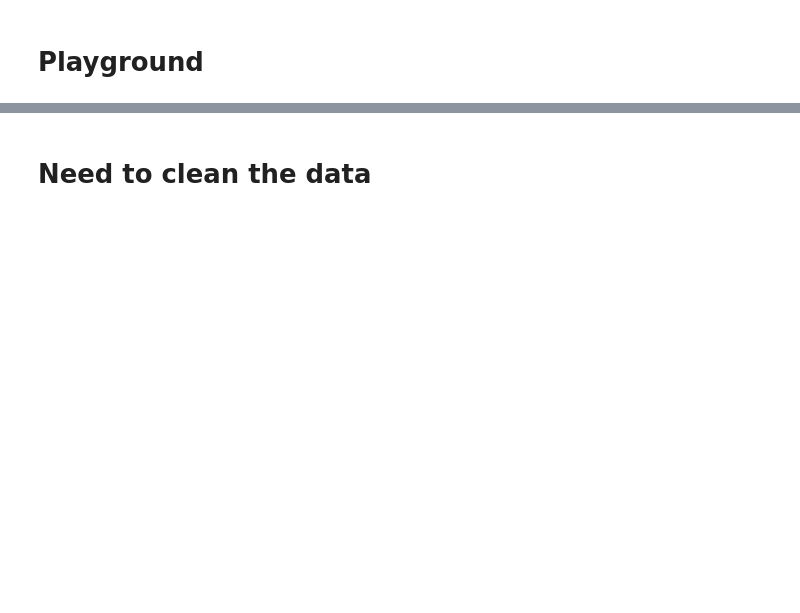
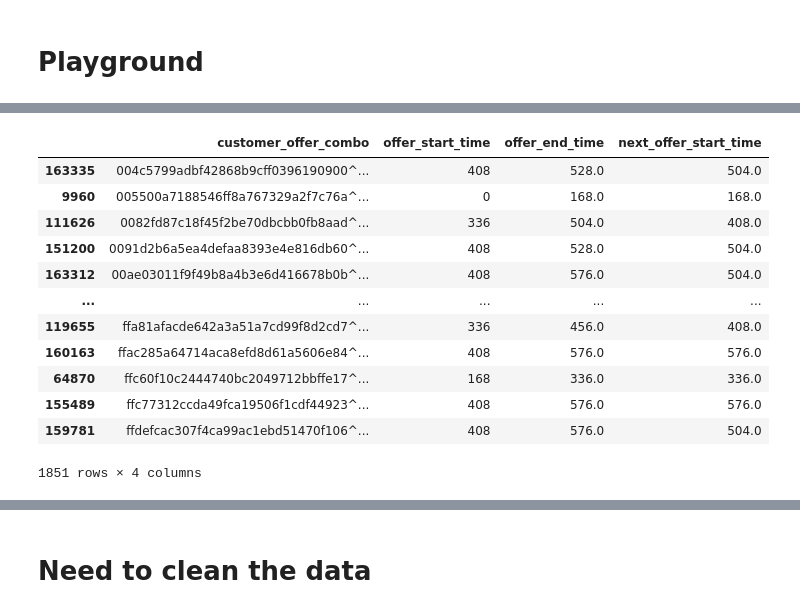
Before and after one commit to Mendy5/Udacity_Project_Capstone, a Jupyter notebook: Starbucks_Capstone_Notebook_v2.ipynb, the cells around one changed output, grey strips where cells are left out. Saved outputs shown, nothing was run; the diff lists cells and outputs as text; code cells hidden in the pictures; blank space fills up the shorter version.

```diff
--- a/Starbucks_Capstone_Notebook_v2.ipynb
+++ b/Starbucks_Capstone_Notebook_v2.ipynb
@@ -984,0 +948,18 @@ transcript_bogo_df[(transcript_bogo_df["customer_id"] == "77cd4ac72569483c915e8b
+# %%
+#compare the next_offer_start_time and _offer_end_time. If true get the customer_id and offer name
+trans_bogo_offers_nt_final_df_temp.loc[trans_bogo_offers_nt_final_df_temp["next_offer_start_time"] \
+<= trans_bogo_offers_nt_final_df_temp["offer_end_time"], ["customer_offer_combo", "offer_start_time", "offer_end_time", "next_offer_start_time"]].sort_values(["customer_offer_combo", "offer_start_time"])
+# %% [output]
+|  | customer_offer_combo | offer_start_time | offer_end_time | next_offer_start_time |
+| 163335 | 004c5799adbf42868b9cff0396190900^... | 408 | 528.0 | 504.0 |
+| 9960 | 005500a7188546ff8a767329a2f7c76a^... | 0 | 168.0 | 168.0 |
+| 111626 | 0082fd87c18f45f2be70dbcbb0fb8aad^... | 336 | 504.0 | 408.0 |
+| 151200 | 0091d2b6a5ea4defaa8393e4e816db60^... | 408 | 528.0 | 504.0 |
+| 163312 | 00ae03011f9f49b8a4b3e6d416678b0b^... | 408 | 576.0 | 504.0 |
+| ... | ... | ... | ... | ... |
+| 119655 | ffa81afacde642a3a51a7cd99f8d2cd7^... | 336 | 456.0 | 408.0 |
+| 160163 | ffac285a64714aca8efd8d61a5606e84^... | 408 | 576.0 | 576.0 |
+| 64870 | ffc60f10c2444740bc2049712bbffe17^... | 168 | 336.0 | 336.0 |
+| 155489 | ffc77312ccda49fca19506f1cdf44923^... | 408 | 576.0 | 576.0 |
+| 159781 | ffdefcac307f4ca99ac1ebd51470f106^... | 408 | 576.0 | 504.0 |
+1851 rows × 4 columns
```
Also changed, not shown: parts of 255 cells of this notebook.
